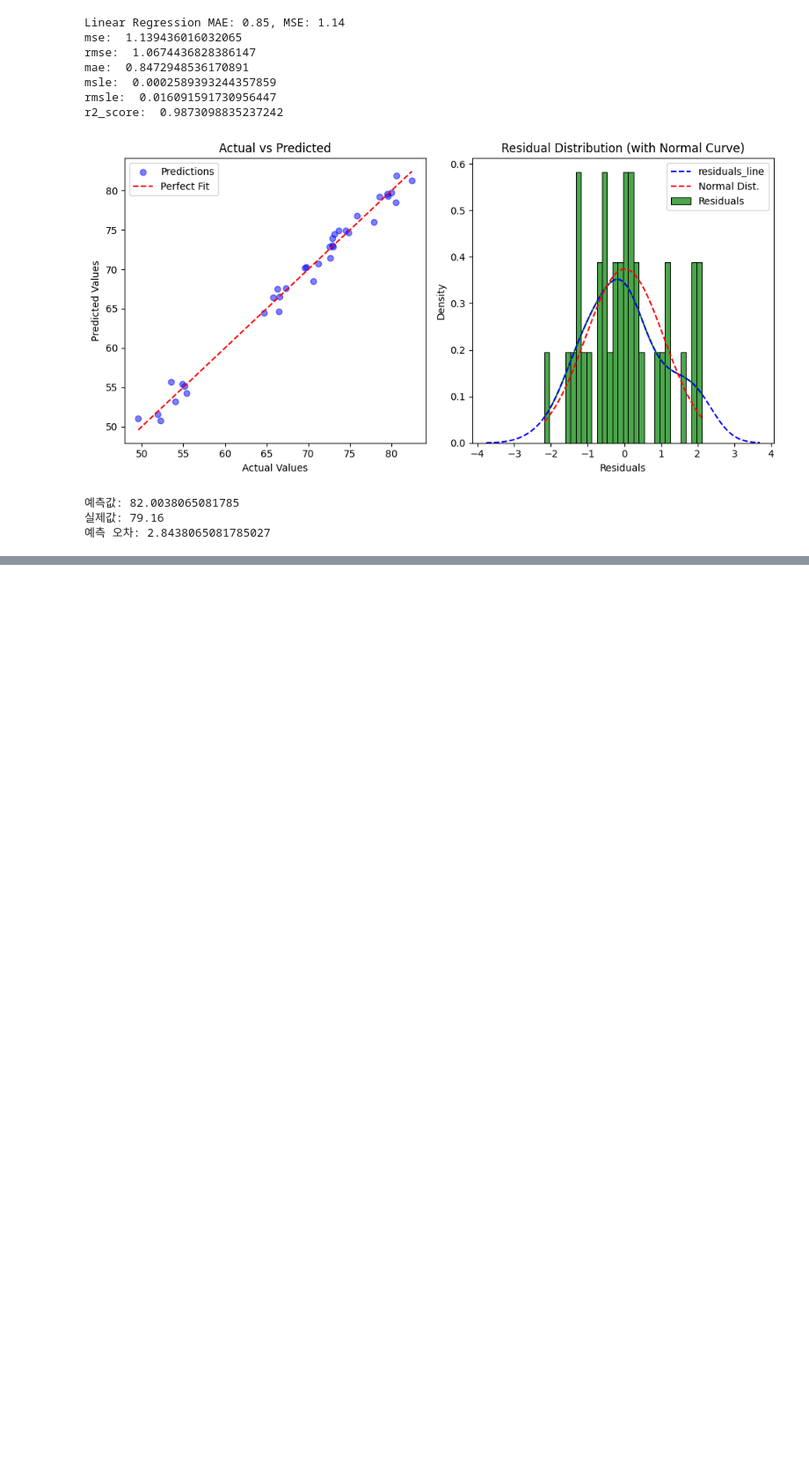
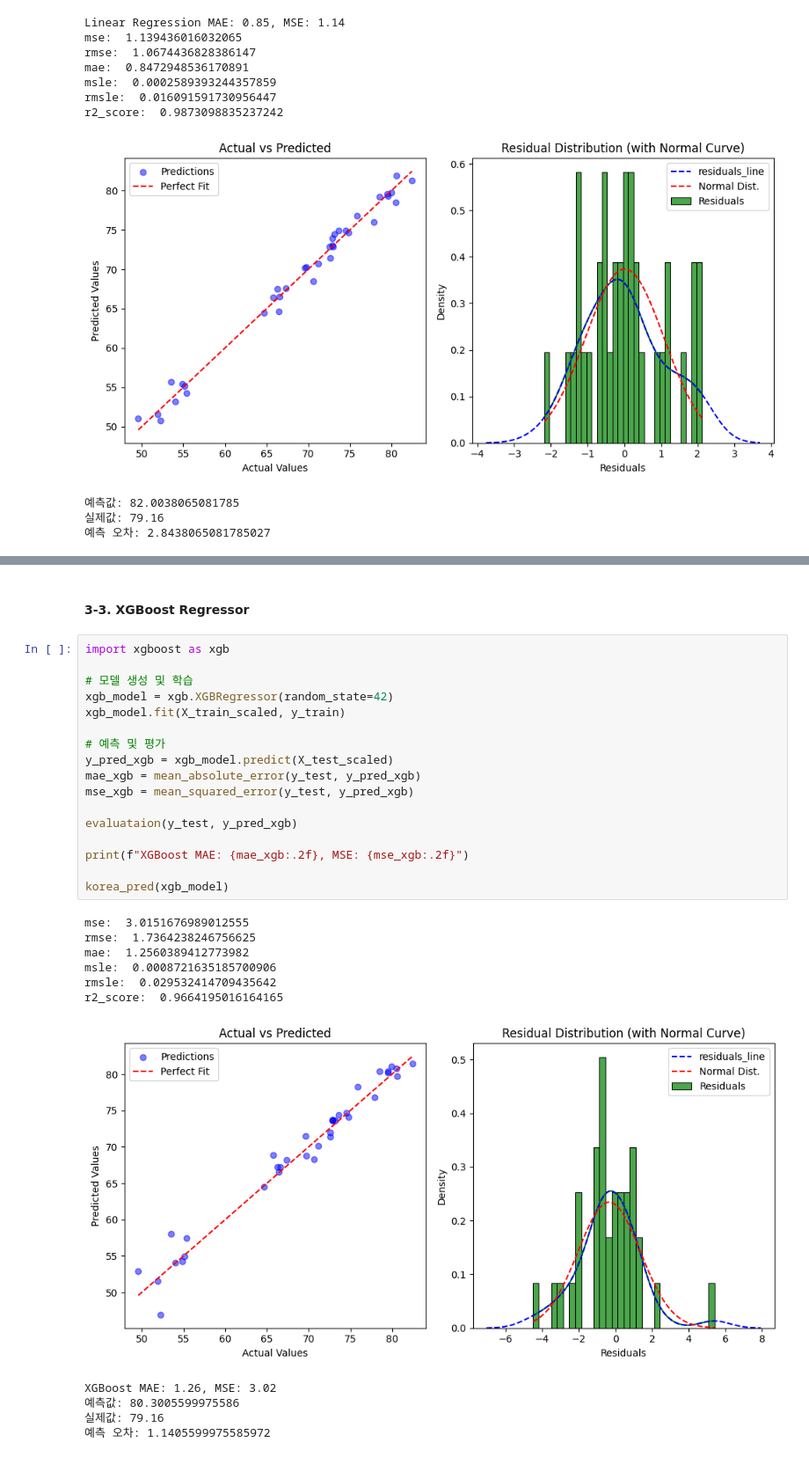
Before and after one commit to Encore-SKN-9/ml_5team, a Jupyter notebook: main.ipynb, the cells around one changed output, grey strips where cells are left out. Shown at 88% size. Drawn from its saved outputs; the diff is of its cells as text; blank space fills up the shorter version.

```diff
--- a/main.ipynb
+++ b/main.ipynb
@@ -495,0 +526,31 @@ r2_score:  0.9873098835237242
+# %% [markdown]
+#### 3-3. XGBoost Regressor
+# %%
+import xgboost as xgb
+
+# 모델 생성 및 학습
+xgb_model = xgb.XGBRegressor(random_state=42)
+xgb_model.fit(X_train_scaled, y_train)
+
+# 예측 및 평가
+y_pred_xgb = xgb_model.predict(X_test_scaled)
+mae_xgb = mean_absolute_error(y_test, y_pred_xgb)
+mse_xgb = mean_squared_error(y_test, y_pred_xgb)
+
+evaluataion(y_test, y_pred_xgb)
+
+print(f"XGBoost MAE: {mae_xgb:.2f}, MSE: {mse_xgb:.2f}")
+
+korea_pred(xgb_model)
+# %% [output]
+mse:  3.0151676989012555
+rmse:  1.7364238246756625
+mae:  1.2560389412773982
+msle:  0.0008721635185700906
+rmsle:  0.029532414709435642
+r2_score:  0.9664195016164165
+[figure, added]
+XGBoost MAE: 1.26, MSE: 3.02
+예측값: 80.3005599975586
+실제값: 79.16
+예측 오차: 1.1405599975585972
```
Also changed, not shown: parts of 21 cells of this notebook.
